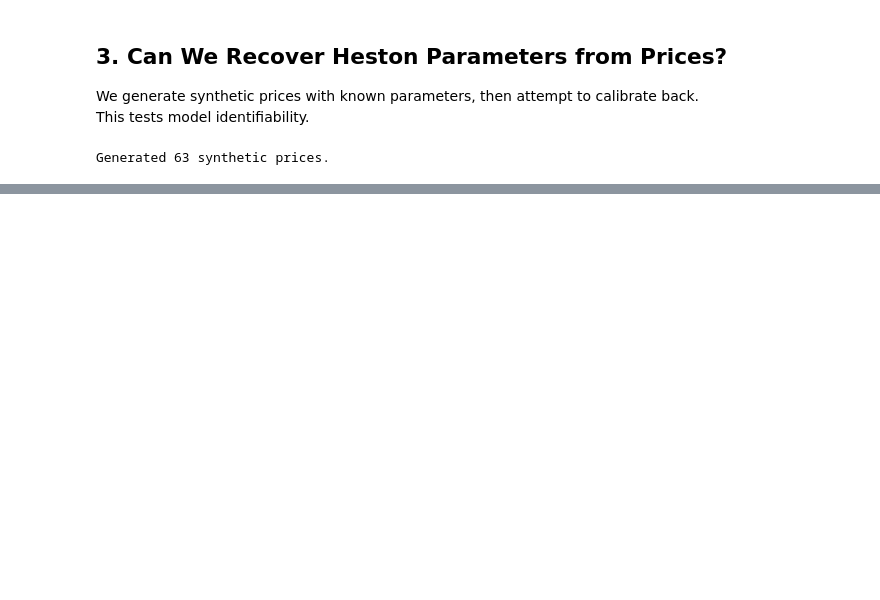
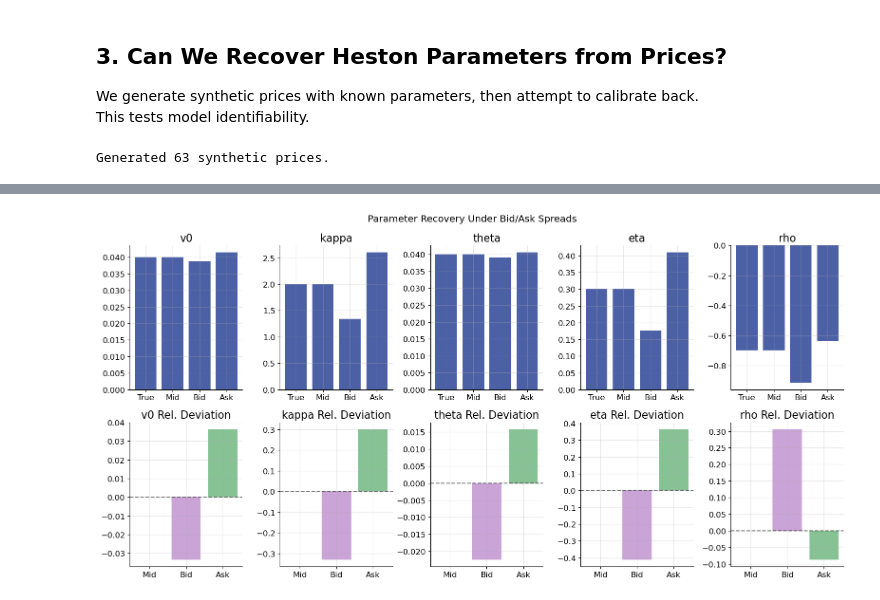
Before and after one commit to AlmostAnna/quantlab, a Jupyter notebook: notebooks/COS_Method_Fourier_Pricing.ipynb, the cells around one changed output, grey strips where cells are left out. Drawn from its saved outputs; the diff is of its cells as text; code cells hidden in the pictures; blank space fills up the shorter version.

```diff
--- a/notebooks/COS_Method_Fourier_Pricing.ipynb
+++ b/notebooks/COS_Method_Fourier_Pricing.ipynb
@@ -308,0 +405,28 @@ and observe parameter stability.
+# %%
+param_names = ['v0', 'kappa', 'theta', 'eta', 'rho']
+
+fig, axes = plt.subplots(2, len(param_names), figsize=(16, 8))
+
+# Top: All parameter values
+for i, name in enumerate(param_names):
+    values = [calibrated_params[side][name] for side in ['true', 'mid', 'bid', 'ask']]
+    axes[0, i].bar(['True', 'Mid', 'Bid', 'Ask'], values, alpha=0.7)
+    axes[0, i].set_title(f'{name}')
+    axes[0, i].grid(True, axis='y', alpha=0.3)
+
+# Bottom: Relative deviation from true
+for i, name in enumerate(param_names):
+    true_val = calibrated_params['true'][name]
+    values = [calibrated_params[side][name] for side in ['mid', 'bid', 'ask']]
+    rel_devs = [(v - true_val) / true_val for v in values]
+    axes[1, i].bar(['Mid', 'Bid', 'Ask'], rel_devs, alpha=0.7,
+                   color=[colors['primary'], colors['secondary'], colors['accent2']])
+    axes[1, i].axhline(0, color='k', linestyle='--', alpha=0.5)
+    axes[1, i].set_title(f'{name} Rel. Deviation')
+    axes[1, i].grid(True, axis='y', alpha=0.3)
+
+plt.suptitle('Parameter Recovery Under Bid/Ask Spreads')
+plt.tight_layout()
+plt.show()
+# %% [output]
+[figure, added]
```
Also changed, not shown: parts of 11 cells of this notebook.
